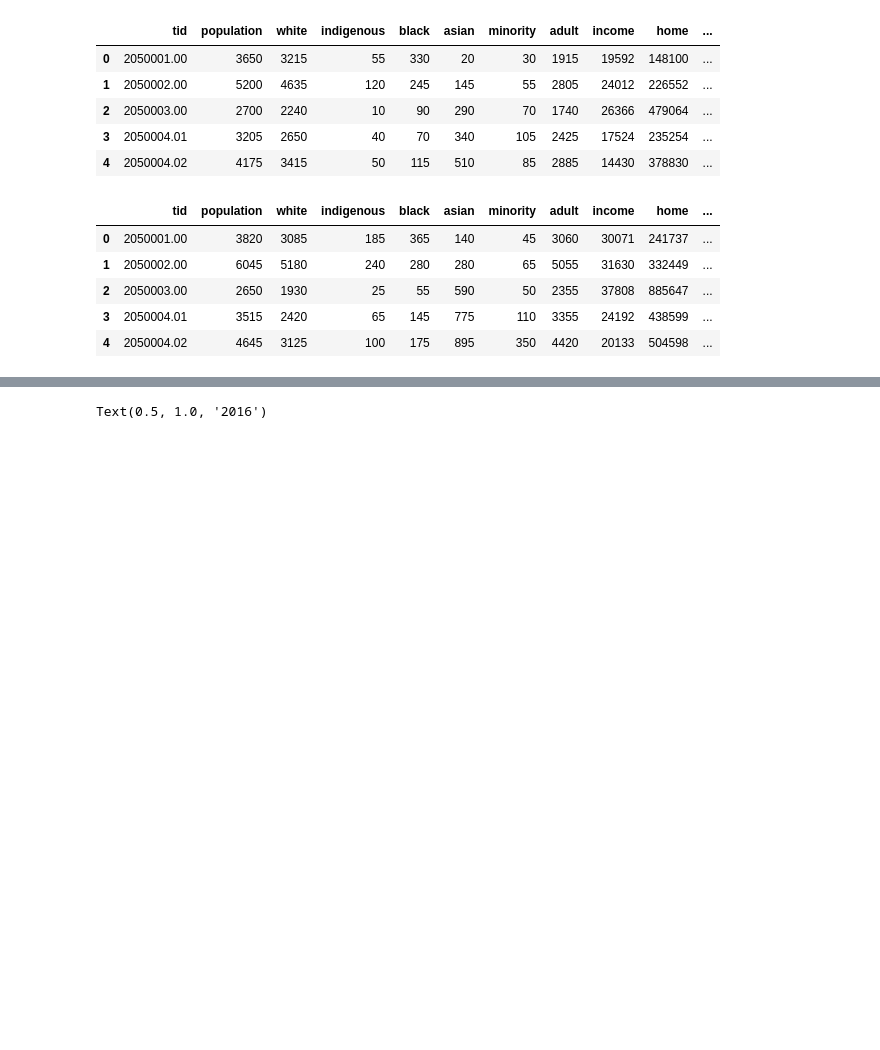
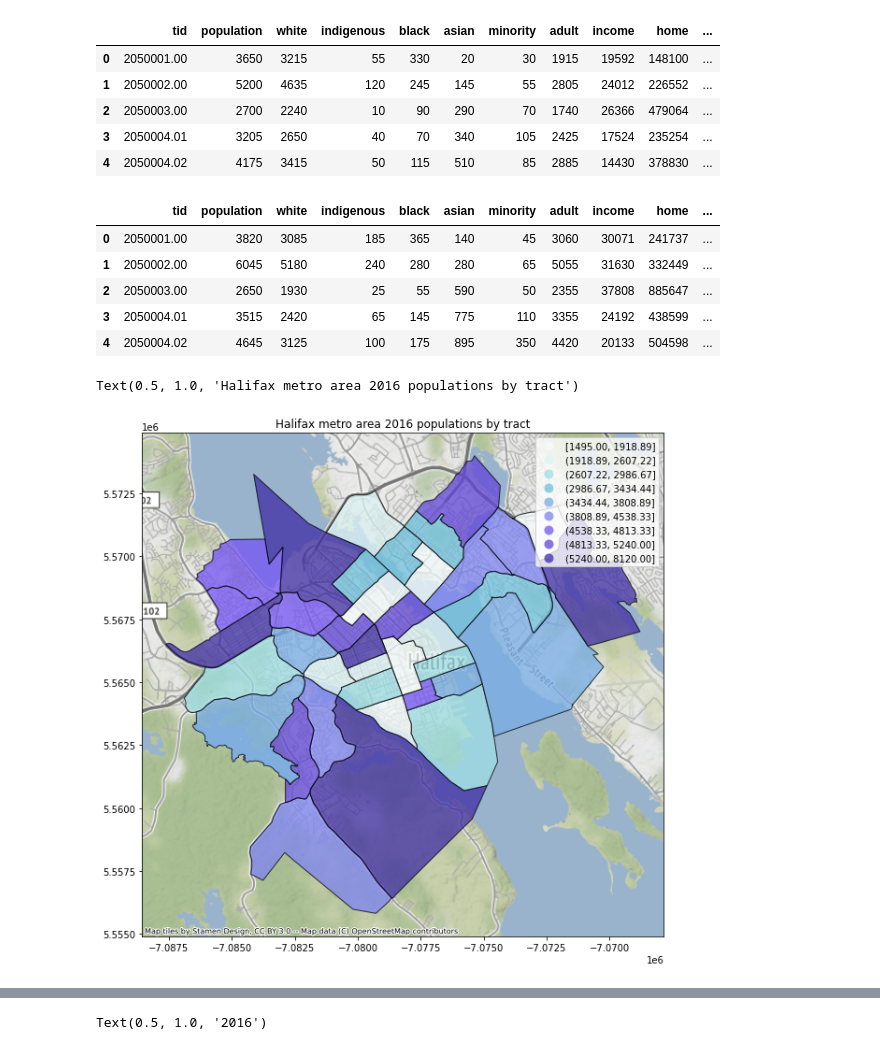
Before and after one commit to laurynmarchand/hfx-gentrification, a Jupyter notebook: notebooks/analysis.ipynb, the cells around one changed output, grey strips where cells are left out. Saved outputs shown, nothing was run; the diff lists cells and outputs as text; code cells hidden in the pictures; blank space fills up the shorter version.

Commit message:
Finalizing gentrification status calculations and improving graphs

```diff
--- a/notebooks/analysis.ipynb
+++ b/notebooks/analysis.ipynb
@@ -65,3 +65,22 @@ halifax2016.head()
 | 2 | 2050003.00 | 2650 | 1930 | 25 | 55 | 590 | 50 | 2355 | 37808 | 885647 | ... |
 | 3 | 2050004.01 | 3515 | 2420 | 65 | 145 | 775 | 110 | 3355 | 24192 | 438599 | ... |
 | 4 | 2050004.02 | 4645 | 3125 | 100 | 175 | 895 | 350 | 4420 | 20133 | 504598 | ... |
+# %%
+colours = ['#f4fbfc','#ddf3f5', '#9edfe5', '#70c2df', '#77ade6', '#7e84f3', '#7354f4', '#6146d9', '#3f2da5']
+cmap = cl.ListedColormap(colours)
+fig, ax = plt.subplots(1,1)
+fig.set_figheight(10)
+fig.set_figwidth(10)
+halifax2016.plot(     column='population',
+                      ax=ax,
+                      scheme='quantiles',
+                      k=9,
+                      alpha=0.75,
+                      edgecolor='k',
+                      legend=True,
+                      cmap=cmap)
+ctx.add_basemap(ax, zoom=12)
+ax.set_title("Halifax metro area 2016 populations by tract")
+# %% [output]
+Text(0.5, 1.0, 'Halifax metro area 2016 populations by tract')
+[figure, added]
```
Also changed, not shown: parts of 20 cells of this notebook.
